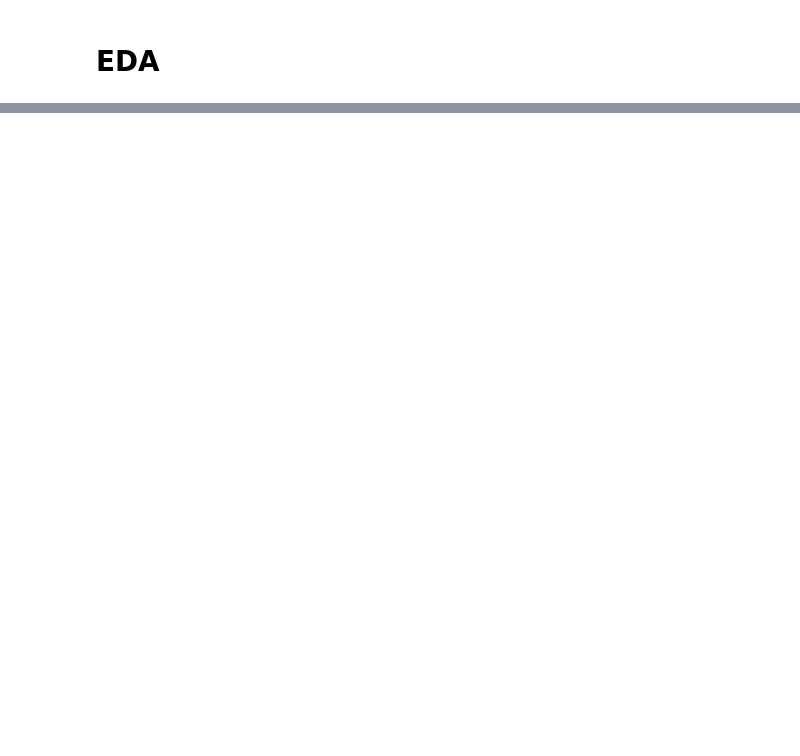
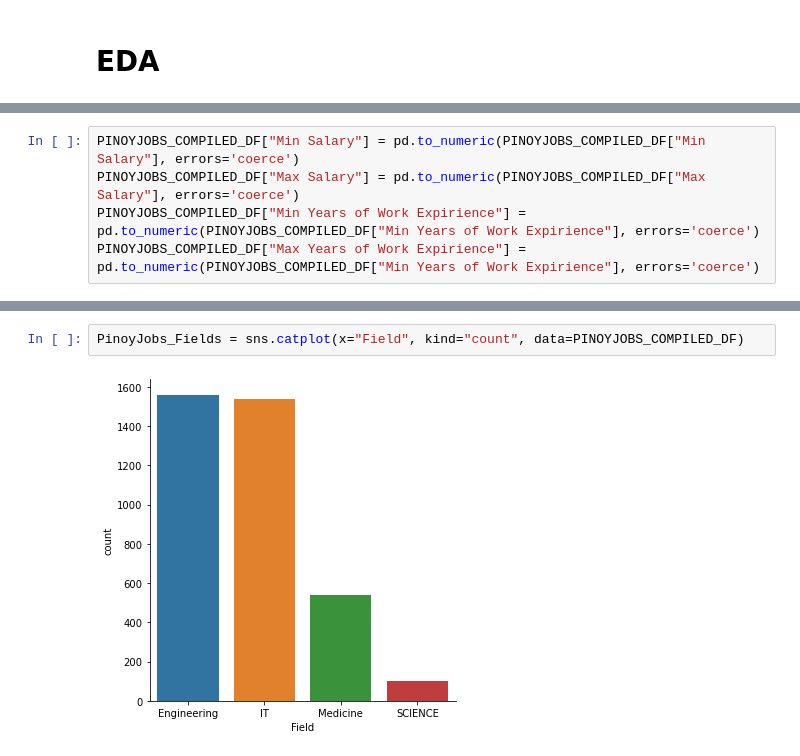
Before and after one commit to mcbsanchez/Trifacta-DATAPRE, a Jupyter notebook: MCO1/Trifacta_Jobs_Compiled.ipynb, the cells around one changed output, grey strips where cells are left out. Drawn from its saved outputs; the diff is of its cells as text; blank space fills up the shorter version.

```diff
--- a/MCO1/Trifacta_Jobs_Compiled.ipynb
+++ b/MCO1/Trifacta_Jobs_Compiled.ipynb
@@ -1465,0 +5027,5 @@ Name: Min Years of Work Expirience, Length: 408, dtype: object
+# %%
+PINOYJOBS_COMPILED_DF["Min Salary"] = pd.to_numeric(PINOYJOBS_COMPILED_DF["Min Salary"], errors='coerce')
+PINOYJOBS_COMPILED_DF["Max Salary"] = pd.to_numeric(PINOYJOBS_COMPILED_DF["Max Salary"], errors='coerce')
+PINOYJOBS_COMPILED_DF["Min Years of Work Expirience"] = pd.to_numeric(PINOYJOBS_COMPILED_DF["Min Years of Work Expirience"], errors='coerce')
+PINOYJOBS_COMPILED_DF["Max Years of Work Expirience"] = pd.to_numeric(PINOYJOBS_COMPILED_DF["Min Years of Work Expirience"], errors='coerce')
@@ -1465,0 +5045,4 @@ Name: Min Years of Work Expirience, Length: 408, dtype: object
+# %%
+PinoyJobs_Fields = sns.catplot(x="Field", kind="count", data=PINOYJOBS_COMPILED_DF)
+# %% [output]
+[figure, added]
```
Also changed, not shown: parts of 232 cells of this notebook.
